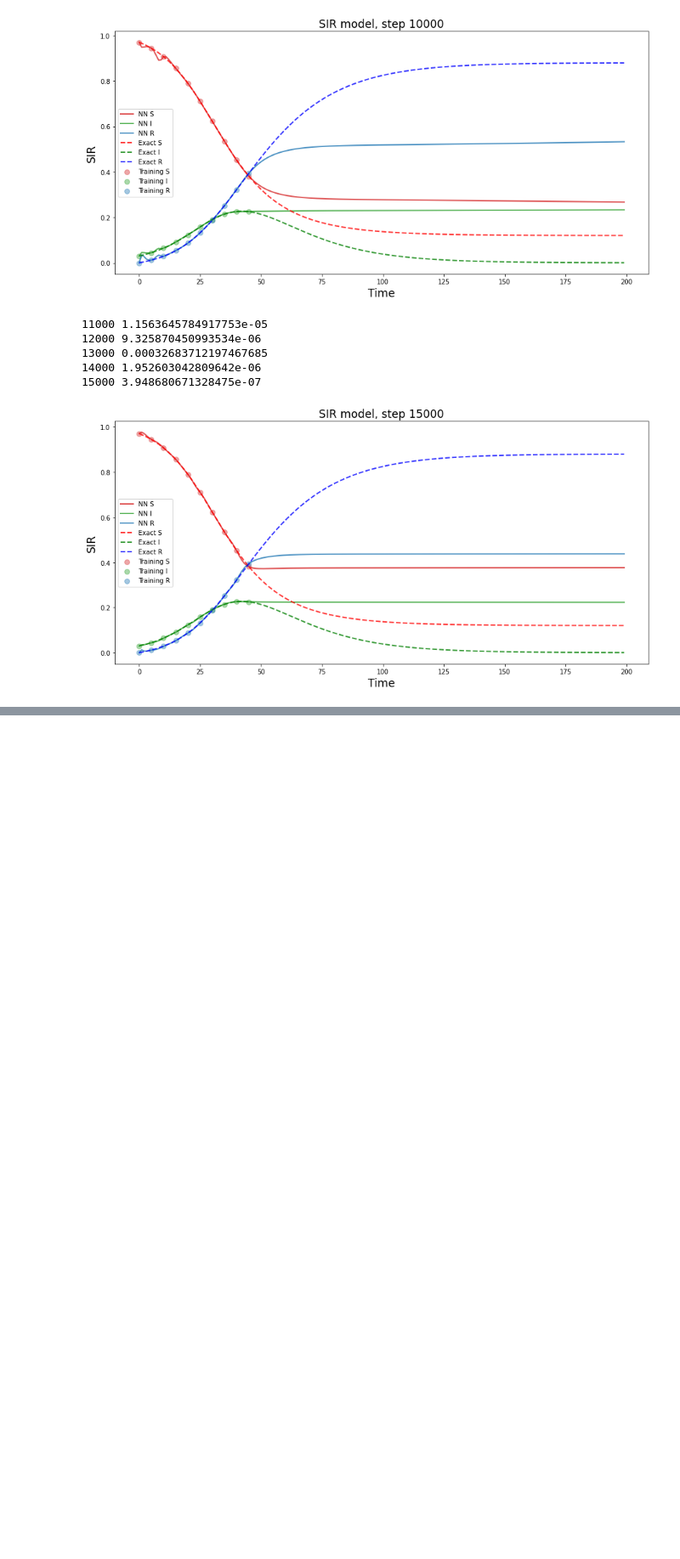
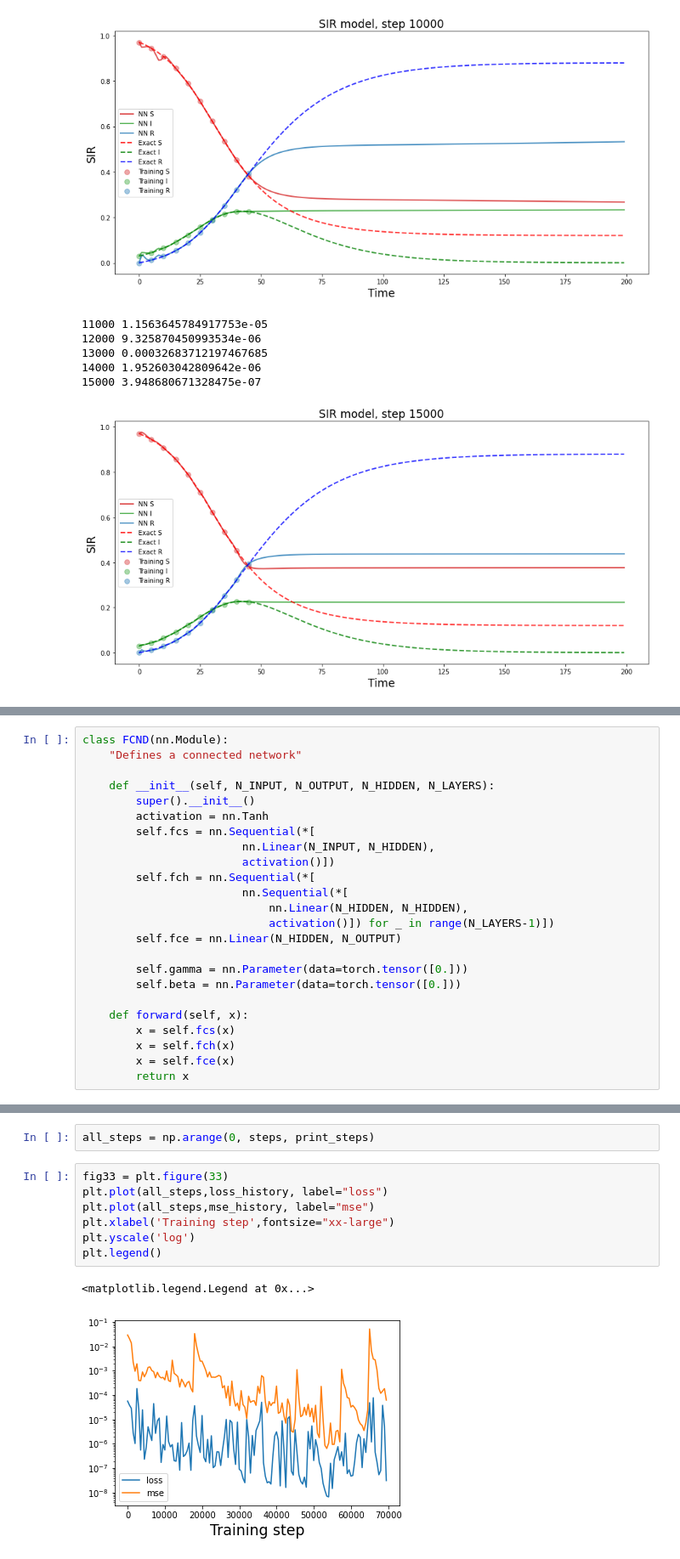
Before and after one commit to oazula/Dinamica-V, a Jupyter notebook: PINN_prueba.ipynb, the cells around one changed output, grey strips where cells are left out. Shown at 85% size. Drawn from its saved outputs; the diff is of its cells as text; blank space fills up the shorter version.

```diff
--- a/PINN_prueba.ipynb
+++ b/PINN_prueba.ipynb
@@ -286,0 +248,24 @@ plt.legend()
+# %%
+class FCND(nn.Module):
+    "Defines a connected network"
+
+    def __init__(self, N_INPUT, N_OUTPUT, N_HIDDEN, N_LAYERS):
+        super().__init__()
+        activation = nn.Tanh
+        self.fcs = nn.Sequential(*[
+                        nn.Linear(N_INPUT, N_HIDDEN),
+                        activation()])
+        self.fch = nn.Sequential(*[
+                        nn.Sequential(*[
+                            nn.Linear(N_HIDDEN, N_HIDDEN),
+                            activation()]) for _ in range(N_LAYERS-1)])
+        self.fce = nn.Linear(N_HIDDEN, N_OUTPUT)
+
+        self.gamma = nn.Parameter(data=torch.tensor([0.]))
+        self.beta = nn.Parameter(data=torch.tensor([0.]))
+
+    def forward(self, x):
+        x = self.fcs(x)
+        x = self.fch(x)
+        x = self.fce(x)
+        return x
@@ -286,0 +384,12 @@ plt.legend()
+# %%
+all_steps = np.arange(0, steps, print_steps)
+# %%
+fig33 = plt.figure(33)
+plt.plot(all_steps,loss_history, label="loss")
+plt.plot(all_steps,mse_history, label="mse")
+plt.xlabel('Training step',fontsize="xx-large")
+plt.yscale('log')
+plt.legend()
+# %% [output]
+<matplotlib.legend.Legend at 0x...>
+[figure, added]
```
Also changed, not shown: parts of 7 cells of this notebook.
